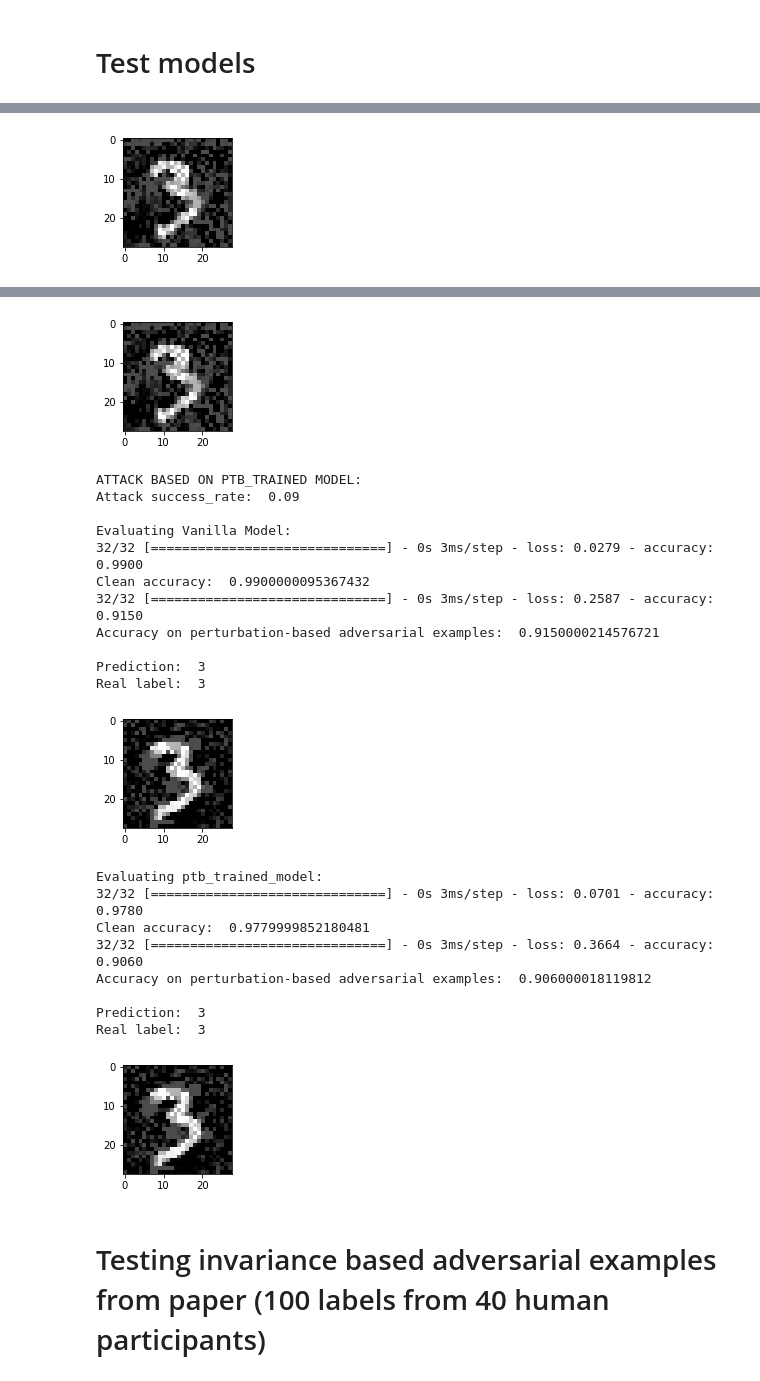
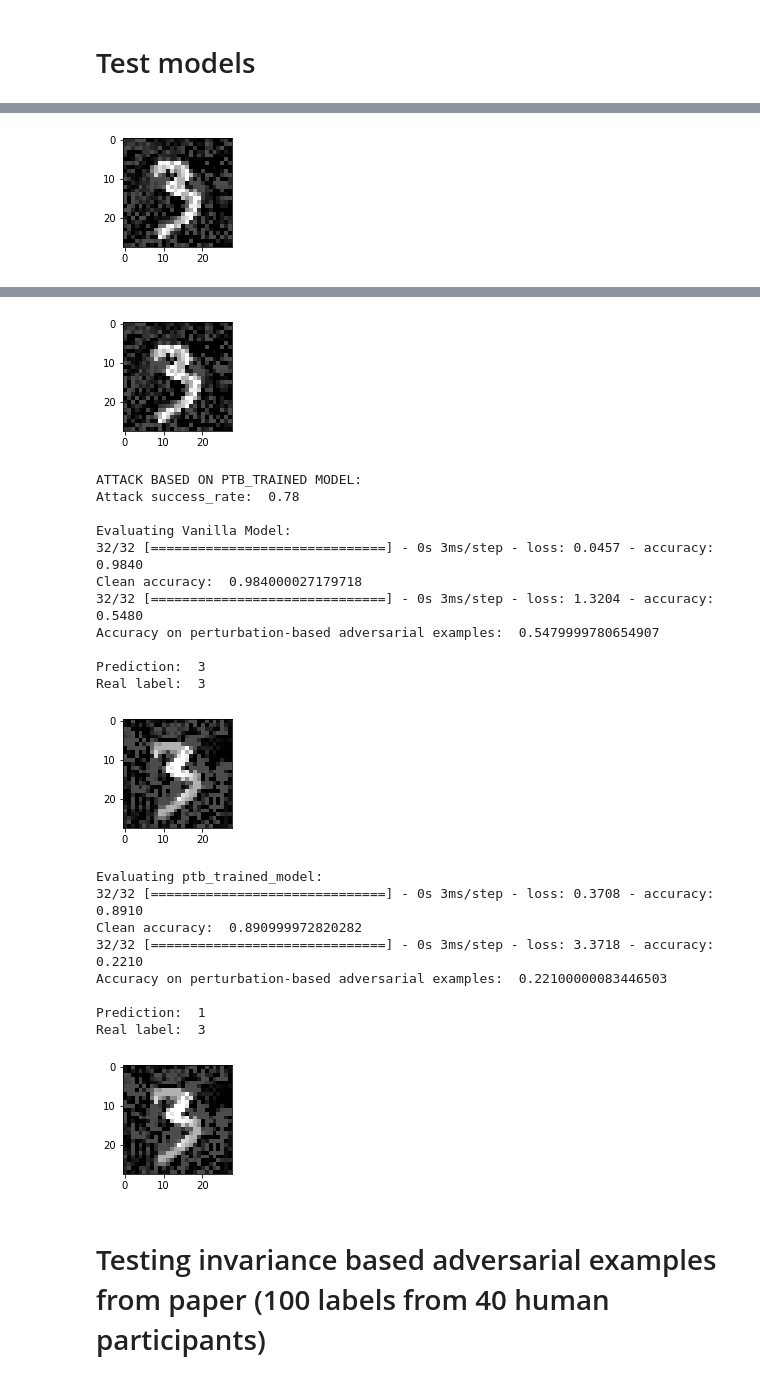
Before and after one commit to rolandr97/bachelorthesis, a Jupyter notebook: Test.ipynb, the cells around one changed output, grey strips where cells are left out. Saved outputs shown, nothing was run; the diff lists cells and outputs as text; code cells hidden in the pictures.

```diff
--- a/Test.ipynb
+++ b/Test.ipynb
@@ -31,8 +32,8 @@ import random as random
 # %%
 epsilon=0.3
 batch_size=1024
-epochs=10
-
+epochs=1000
+pgd_steps=40
 print("Tensorflow version: ", tf.__version__)
 print("Numpy version: ", np.__version__)
 print("Foolbox version: ", fb.__version__)
@@ -306,8 +446,8 @@ INFO:tensorflow:Assets written to: models/ptb_trained_model_50_iterations\assets
 # Test models
 # %%
 
-vanilla_model=load_model("vanilla_model")
-ptb_trained_model=load_model("ptb_trained_model")
+vanilla_model=load_model("models/vanilla_model")
+ptb_trained_model=load_model("models/ptb_trained_model_50_iterations")
 index=30
 
 (x_train, y_train), (x_test, y_test) = mnist.load_data()
@@ -325,7 +465,7 @@ def attack_and_evaluate(model):
     x_attack_to_test=x_attack_to_test[:,:,:,np.newaxis]
     y_attack_to_test=tf.convert_to_tensor(y_test, dtype=tf.int32)
     fmodel=fb.models.tensorflow.TensorFlowModel(model, bounds=(0,1))
-    attack = fb.attacks.projected_gradient_descent.LinfProjectedGradientDescentAttack(abs_stepsize=0.01)
+    attack = fb.attacks.projected_gradient_descent.LinfProjectedGradientDescentAttack(steps=pgd_steps)
     _,advs_to_test, success=attack(fmodel, x_attack_to_test[0:1000], y_attack_to_test[0:1000], epsilons=epsilon)
     success_rate=tf.keras.backend.get_value(success).mean(axis=-1).round(2)
     print("Attack success_rate: ",success_rate)
@@ -397,5 +537,5 @@ Accuracy on perturbation-based adversarial examples:  0.0
 
 Prediction:  9
 Real label:  3
-[figure, old version]
+[figure, new version]
 Evaluating ptb_trained_model:
@@ -406,28 +546,28 @@ Accuracy on perturbation-based adversarial examples:  0.9610000252723694
 
 Prediction:  3
 Real label:  3
-[figure, old version]
+[figure, new version]
 ATTACK BASED ON PTB_TRAINED MODEL:
-Attack success_rate:  0.09
+Attack success_rate:  0.78
 
 Evaluating Vanilla Model:
-32/32 [==============================] - 0s 3ms/step - loss: 0.0279 - accuracy: 0.9900
-Clean accuracy:  0.9900000095367432
-32/32 [==============================] - 0s 3ms/step - loss: 0.2587 - accuracy: 0.9150
-Accuracy on perturbation-based adversarial examples:  0.9150000214576721
+32/32 [==============================] - 0s 3ms/step - loss: 0.0457 - accuracy: 0.9840
+Clean accuracy:  0.984000027179718
+32/32 [==============================] - 0s 3ms/step - loss: 1.3204 - accuracy: 0.5480
+Accuracy on perturbation-based adversarial examples:  0.5479999780654907
 
 Prediction:  3
 Real label:  3
-[figure, old version]
+[figure, new version]
 Evaluating ptb_trained_model:
-32/32 [==============================] - 0s 3ms/step - loss: 0.0701 - accuracy: 0.9780
-Clean accuracy:  0.9779999852180481
-32/32 [==============================] - 0s 3ms/step - loss: 0.3664 - accuracy: 0.9060
-Accuracy on perturbation-based adversarial examples:  0.906000018119812
+32/32 [==============================] - 0s 3ms/step - loss: 0.3708 - accuracy: 0.8910
+Clean accuracy:  0.890999972820282
+32/32 [==============================] - 0s 3ms/step - loss: 3.3718 - accuracy: 0.2210
+Accuracy on perturbation-based adversarial examples:  0.22100000083446503
 
-Prediction:  3
+Prediction:  1
 Real label:  3
-[figure, old version]
+[figure, new version]
 # %% [markdown]
 # Testing invariance based adversarial examples from paper (100 labels from 40 human participants)
 # %%
```
Also changed, not shown: parts of 4 cells of this notebook.
